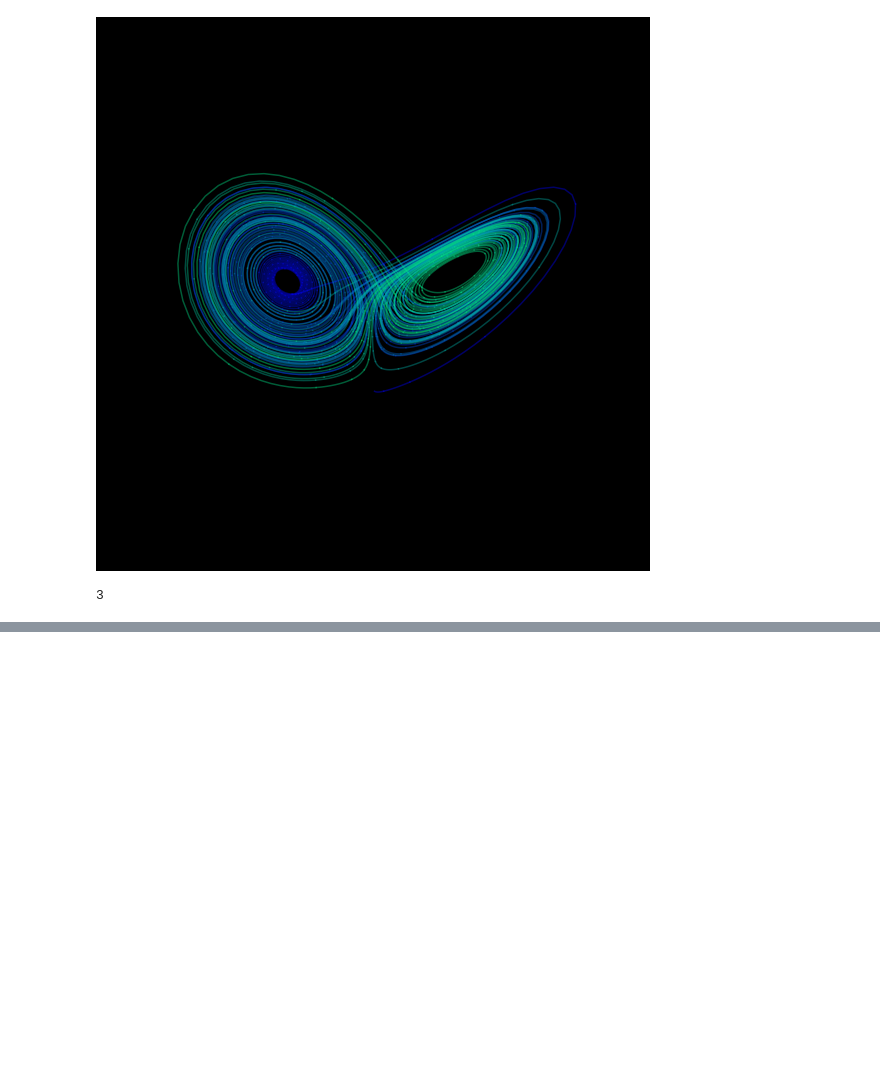
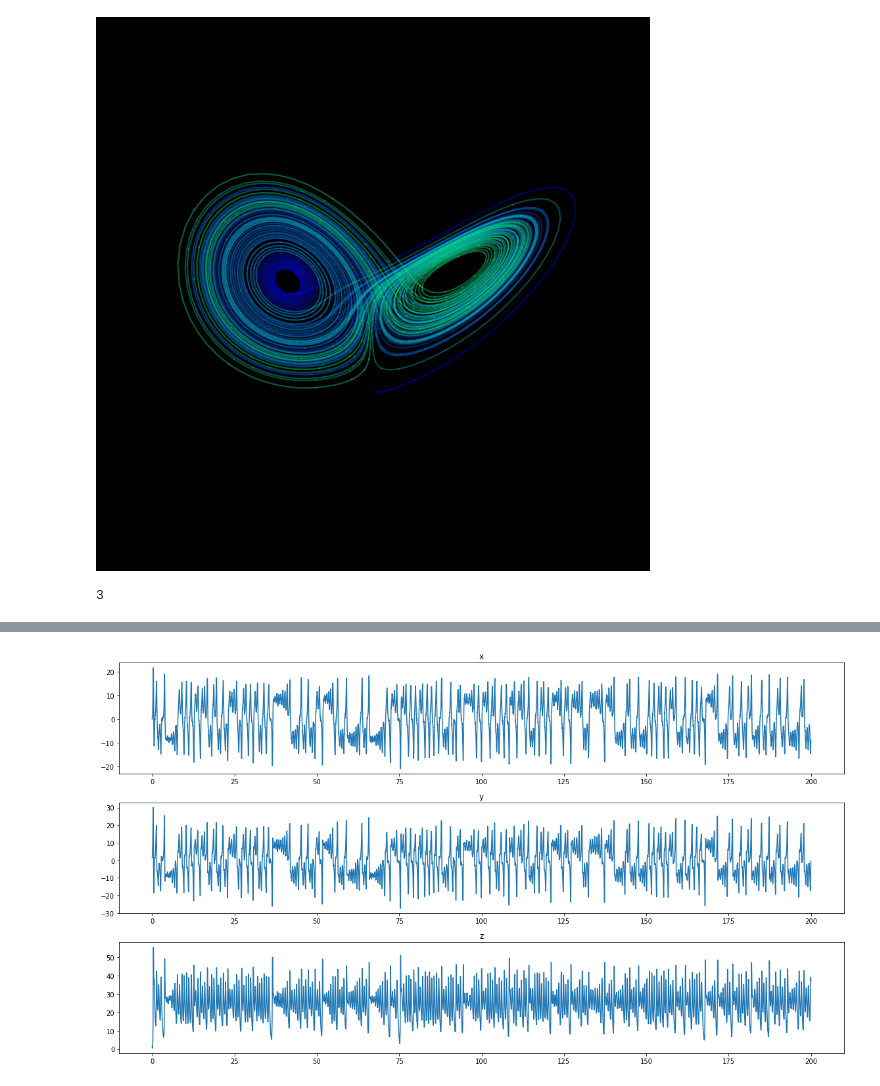
Before and after one commit to IsisChameleon/reservoir-chaos, a Jupyter notebook: chaotic-signals.ipynb, the cells around one changed output, grey strips where cells are left out. Cells and saved outputs as stored; diff of their text form; code cells hidden in the pictures; blank space fills up the shorter version.

```diff
--- a/chaotic-signals.ipynb
+++ b/chaotic-signals.ipynb
@@ -198,0 +258,13 @@ plot3D(X)
+# %%
+import matplotlib.pyplot as plt
+fig, axs = plt.subplots(3, figsize=(16, 9))
+axs[0].plot(trajectory['time_values'],trajectory['solution_values'][:,0])
+axs[1].plot(trajectory['time_values'],trajectory['solution_values'][:,1])
+axs[2].plot(trajectory['time_values'],trajectory['solution_values'][:,2])
+axs[0].set_title('x')
+axs[1].set_title('y')
+axs[2].set_title('z')
+plt.tight_layout()
+plt.show()
+# %% [output]
+[figure, added]
```
Also changed, not shown: parts of 5 cells of this notebook, 1 other file.
